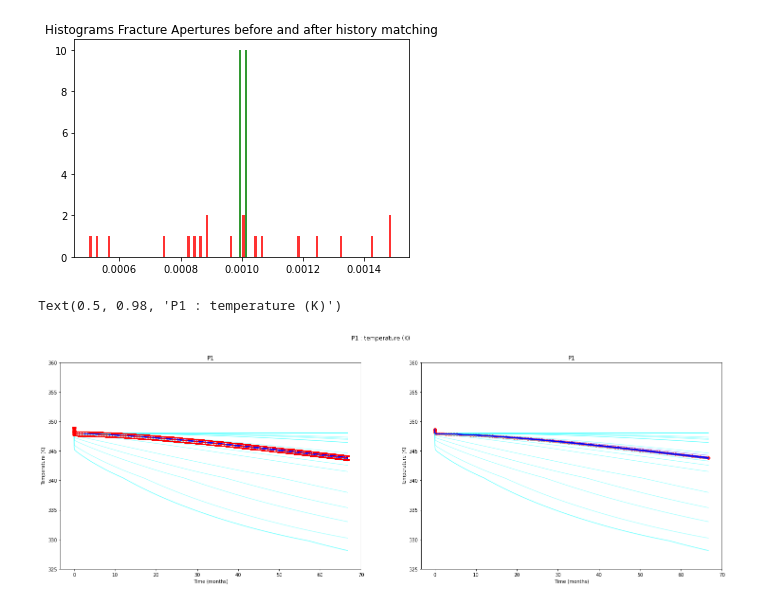
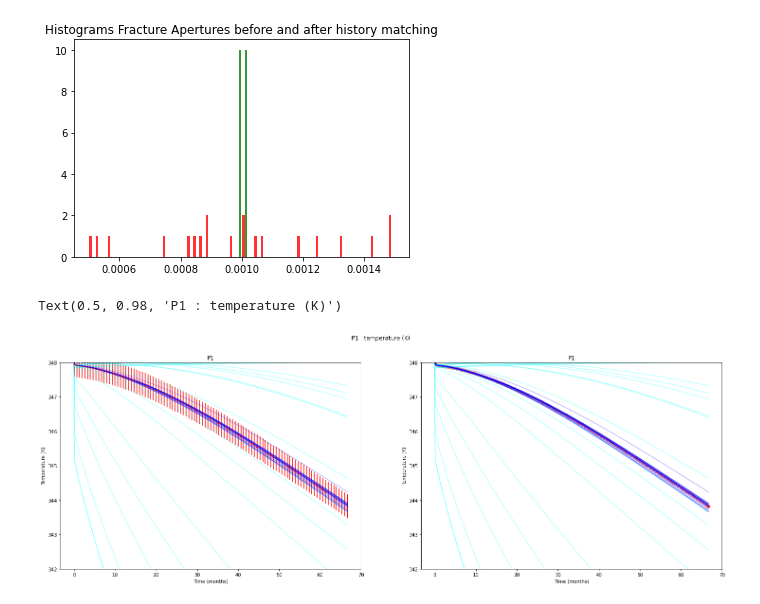
Before and after one commit to gabrielserrao/DA-DARTS-Naturally-Fractured-Reservoir, a Jupyter notebook: mainDA_explained.ipynb, the cells around one changed output. Cells and saved outputs as stored; diff of their text form; code cells hidden in the pictures.

```diff
--- a/mainDA_explained.ipynb
+++ b/mainDA_explained.ipynb
@@ -301,7 +301,6 @@ Text(0.5, 1.0, 'Histograms Fracture Apertures before and after history matching'
 [figure]
 # %%
 #%%
-# Plots of oil and water rate at wells
 # Split the data into data array
 wellDataPriorArray = np.split(DPrior, NWells)
 wellDataPostArray = np.split(DPost, NWells)
@@ -311,35 +310,35 @@ wellDataObsErrorArray = np.split(CeDiag, NWells)
 wellSubtitle = ['P1']
 timeMonths = dTime/30.0
 
-# Plot oil data
+
 # get data and store in an array
 prior = wellDataPriorArray # wellDataPriorArray[0:11:2]
 post = wellDataPostArray # wellDataPostArray[0:11:2]
 plotObsData = wellDataObsArray #wellDataObsArray[0:11:2]
 errObsData = wellDataObsErrorArray #wellDataObsErrorArray[0:11:2]
 
 fig, ax = plt.subplots(nrows=1, ncols=2, figsize=(25,8))
 axFlat = ax.flatten()
 
 axFlat[0].set_facecolor('white')
 axFlat[0].plot(timeMonths, prior[i], color='#00FFFF', alpha=0.3)
 axFlat[0].plot(timeMonths, post[i], color='b', alpha=0.3)
-axFlat[0].errorbar(timeMonths, plotObsData[i], yerr=errObsData[i], fmt='_ r', capthick=3, capsize=4)
+axFlat[0].errorbar(timeMonths, plotObsData[i], yerr=errObsData[i], fmt='_ r', capthick=1, capsize=0.1)
 #axFlat[0].plot(timeMonths, plotObsData[i],color='red', alpha=0.5)
 axFlat[0].set_title(wellSubtitle[0])
 axFlat[0].set_xlabel('Time (months)')
 axFlat[0].set_ylabel('Temperature (K)')
-axFlat[0].set_ylim([325, 360])
+axFlat[0].set_ylim([342, 348])
 
 
 axFlat[1].plot(timeMonths, prior[i], color='#00FFFF', alpha=0.3)
 axFlat[1].plot(timeMonths, post[i], color='b', alpha=0.3)
 axFlat[1].scatter(timeMonths, plotObsData[0],color='red', alpha=0.5)
 axFlat[1].set_title(wellSubtitle[0])
 axFlat[1].set_xlabel('Time (months)')
 axFlat[1].set_ylabel('Temperature (K)')
-axFlat[1].set_ylim([325, 360])
+axFlat[1].set_ylim([342, 348])
 fig.suptitle('P1 : temperature (K)')
 # %% [output]
 Text(0.5, 0.98, 'P1 : temperature (K)')
-[figure, old version]
+[figure, new version]
```
Also changed, not shown: parts of 5 cells of this notebook, 2 other files.
